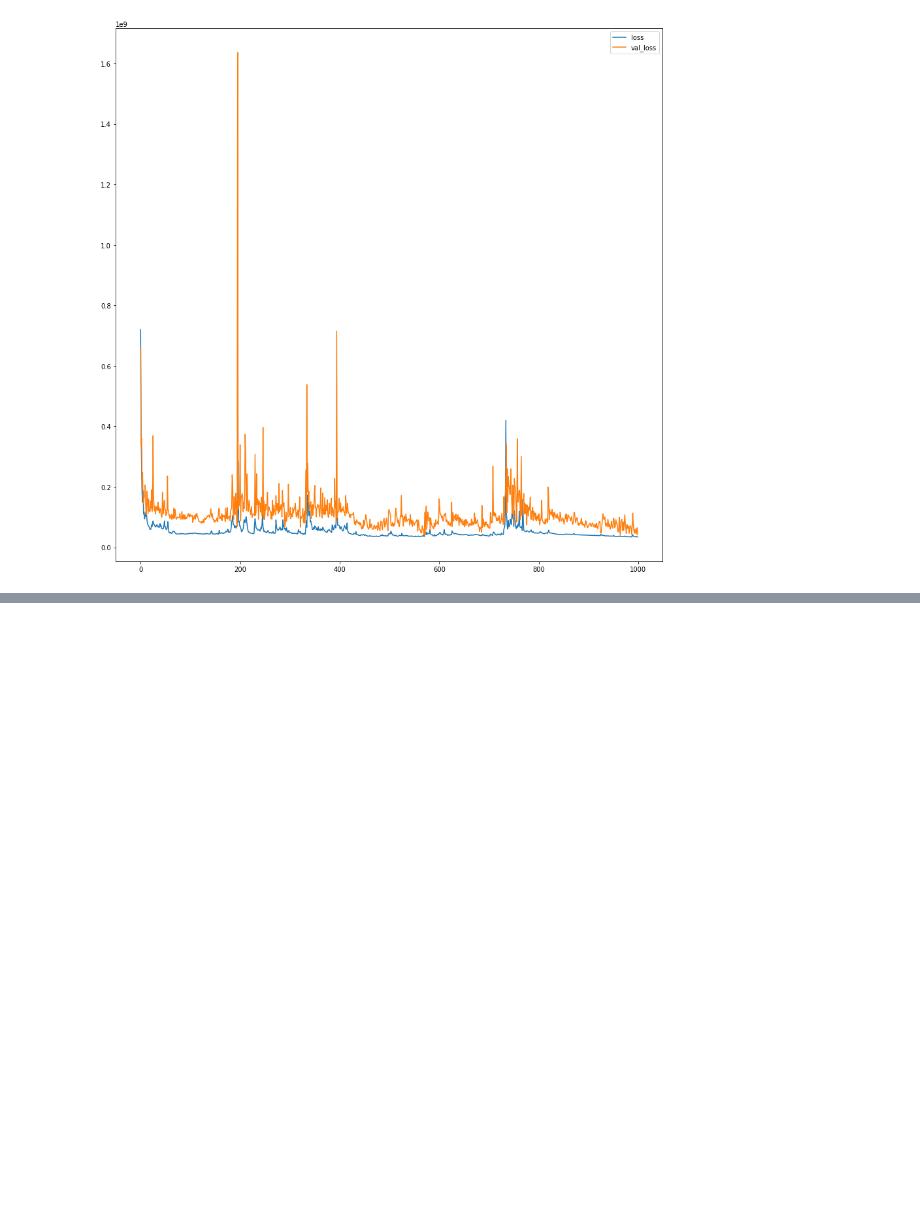
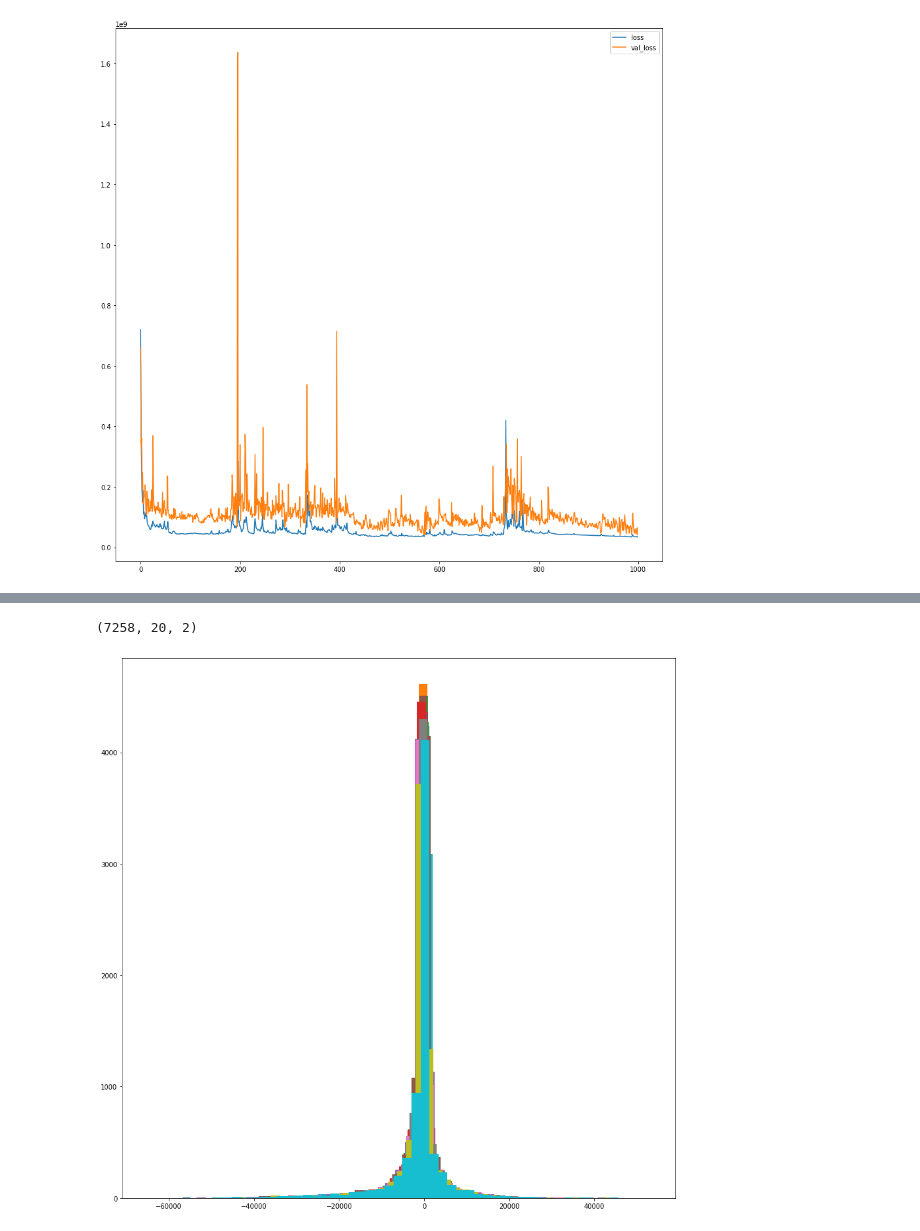
Before and after one commit to selam88/mirror_gitlab_app, a Jupyter notebook: application.ipynb, the cells around one changed output, grey strips where cells are left out. Drawn from its saved outputs; the diff is of its cells as text; code cells hidden in the pictures; blank space fills up the shorter version.

```diff
--- a/application.ipynb
+++ b/application.ipynb
@@ -5,9 +8,14 @@ from tensorflow.keras.models import load_model
 # %%
 model_folder = "/work/test-first-project/data/models/model_1/"
 csv_path = os.path.join(model_folder, "score.csv")
+model_path = os.path.join(model_folder, "model/")
 
 score_df = pd.read_csv(csv_path)
 score_df.plot(figsize=(15,15))
 # %% [output]
 <AxesSubplot:>
 [figure]
+# %%
+input_seq, output_seq, last_in_dates, country_array = load_training_data()
+# %%
+model = load_model(model_path)
@@ -13,0 +43,13 @@ score_df.plot(figsize=(15,15))
+# %%
+input_seq.shape
+# %% [output]
+(7258, 20, 2)
+# %%
+predictions = model.predict(input_seq)
+# %%
+fig, ax = plt.subplots(figsize=(15,15))
+for i in range(predictions.shape[1]):
+
+    ax.hist(predictions[:, i, :] - output_seq[:, i, :], bins=50)
+# %% [output]
+[figure, added]
```
Also changed, not shown: parts of 3 cells of this notebook.
